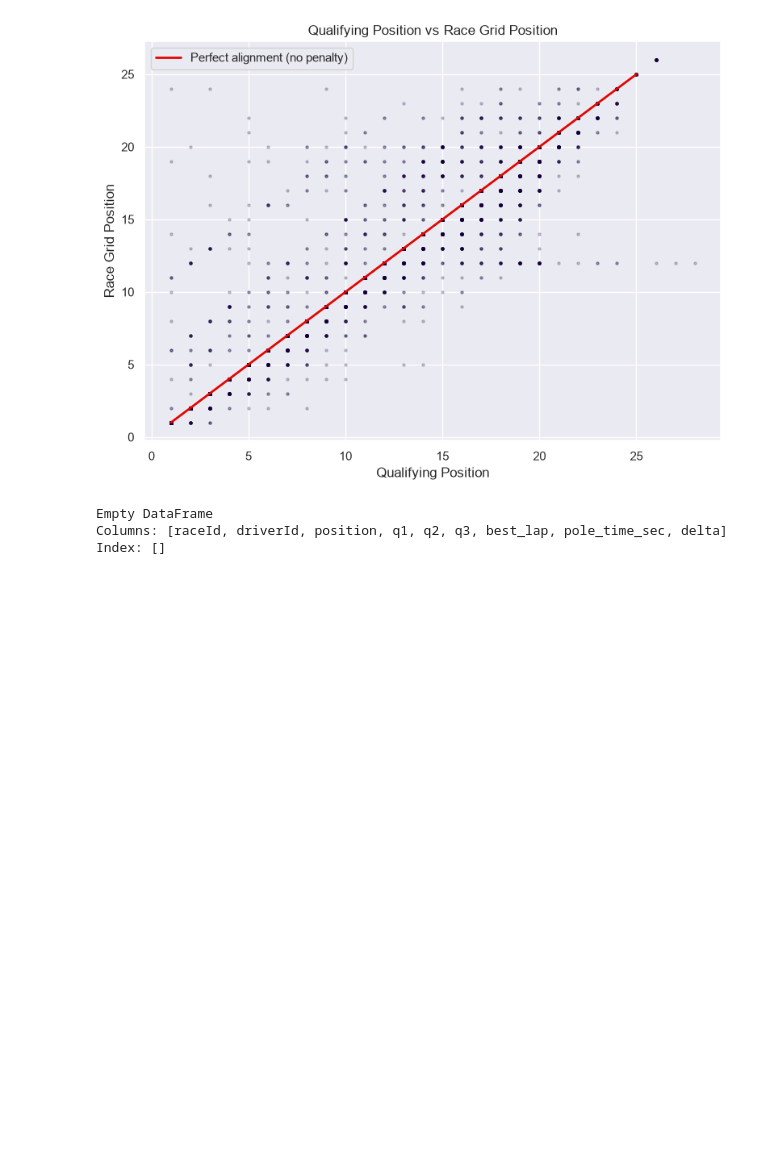
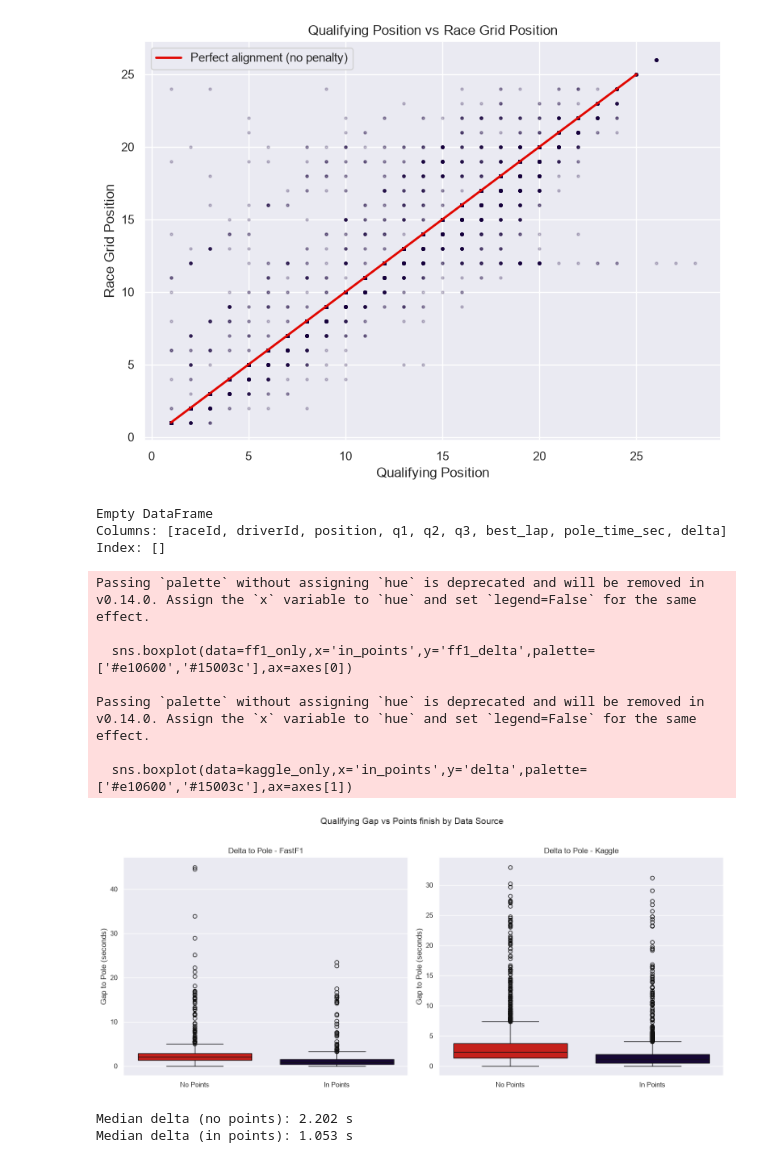
Before and after one commit to its-therence/f1-race-finish-predictor, a Jupyter notebook: f1_dataset.ipynb, the cells around one changed output. Drawn from its saved outputs; the diff is of its cells as text; code cells hidden in the pictures; blank space fills up the shorter version.

Commit message:
Visualisation of Delta to Pole by data source

```diff
--- a/f1_dataset.ipynb
+++ b/f1_dataset.ipynb
@@ -805,3 +805,42 @@ print(outliers[['raceId','driverId','position','q1','q2','q3',
 Empty DataFrame
 Columns: [raceId, driverId, position, q1, q2, q3, best_lap, pole_time_sec, delta]
 Index: []
+# %%
+real_delta = df[df['delta_to_pole'].notna()].copy()
+
+fig, axes = plt.subplots(1,2, figsize=(14,6))
+
+ff1_only=df[df['ff1_delta'].notna()]
+sns.boxplot(data=ff1_only,x='in_points',y='ff1_delta',palette=['#e10600','#15003c'],ax=axes[0])
+axes[0].set_title('Delta to Pole - FastF1')
+axes[0].set_xticks([0,1])
+axes[0].set_xticklabels(['No Points','In Points'])
+axes[0].set_ylabel('Gap to Pole (seconds)')
+axes[0].set_xlabel('')
+
+kaggle_only =df[df['delta'].notna() & df['ff1_delta'].isna()]
+sns.boxplot(data=kaggle_only,x='in_points',y='delta',palette=['#e10600','#15003c'],ax=axes[1])
+axes[1].set_title('Delta to Pole - Kaggle')
+axes[1].set_xticks([0,1])
+axes[1].set_xticklabels(['No Points','In Points'])
+axes[1].set_ylabel('Gap to Pole (seconds)')
+axes[1].set_xlabel('')
+
+plt.suptitle('Qualifying Gap vs Points finish by Data Source',fontsize=14,y=1.02)
+plt.tight_layout()
+plt.savefig('delta_comparison.png',dpi = 300)
+plt.show()
+
+print('Median delta (no points):', round(real_delta[real_delta['in_points']==0]['delta_to_pole'].median(),3), 's')
+print('Median delta (in points):', round(real_delta[real_delta['in_points']==1]['delta_to_pole'].median(),3), 's')
+# %% [output]
+Passing `palette` without assigning `hue` is deprecated and will be removed in v0.14.0. Assign the `x` variable to `hue` and set `legend=False` for the same effect.
+
+  sns.boxplot(data=ff1_only,x='in_points',y='ff1_delta',palette=['#e10600','#15003c'],ax=axes[0])
+
+Passing `palette` without assigning `hue` is deprecated and will be removed in v0.14.0. Assign the `x` variable to `hue` and set `legend=False` for the same effect.
+
+  sns.boxplot(data=kaggle_only,x='in_points',y='delta',palette=['#e10600','#15003c'],ax=axes[1])
+[figure, added]
+Median delta (no points): 2.202 s
+Median delta (in points): 1.053 s
```
Also changed, not shown: parts of 1 cell of this notebook, 1 other file.
